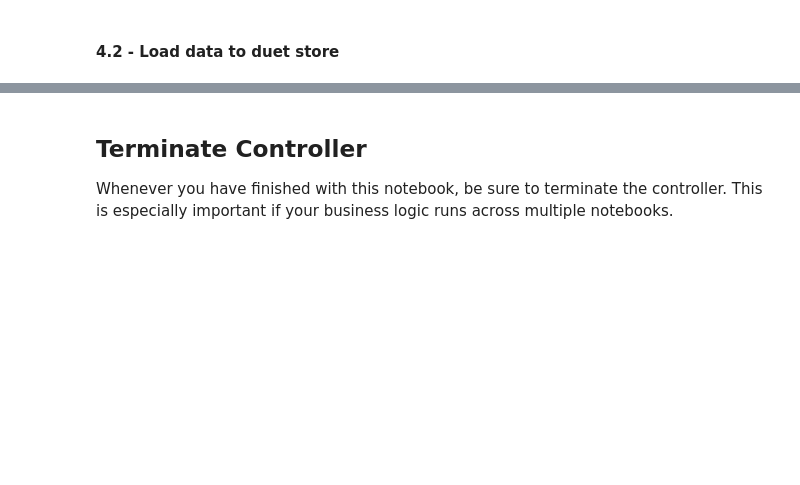
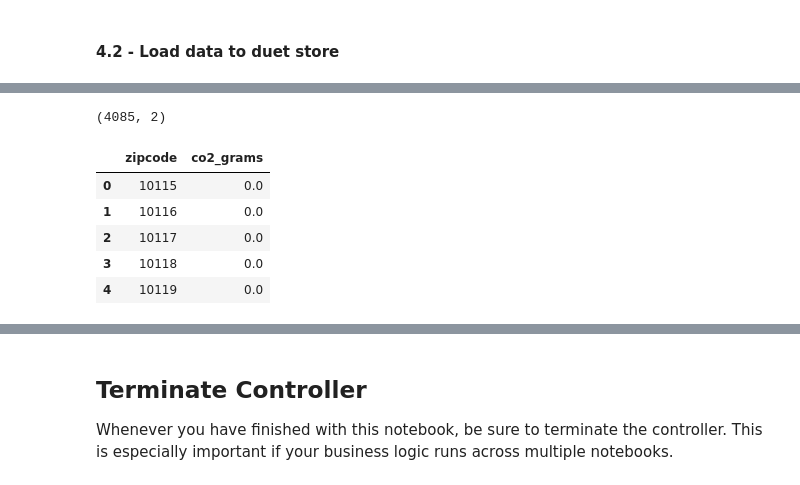
Before and after one commit to kajaschmidt/aries-jupyter-playground, a Jupyter notebook: agents/manufacturer1/notebooks/03_connect_with_city.ipynb, the cells around one changed output, grey strips where cells are left out. Saved outputs shown, nothing was run; the diff lists cells and outputs as text; code cells hidden in the pictures; blank space fills up the shorter version.

```diff
--- a/agents/manufacturer1/notebooks/03_connect_with_city.ipynb
+++ b/agents/manufacturer1/notebooks/03_connect_with_city.ipynb
@@ -143,0 +208,18 @@ age_data_pointer = age_data.send(duet, pointable=True)
+# %%
+# Group entries by zipcode #and hour, and sum up the co2 emmitted
+# Goal: give the city a CO2 emission per zipcode on August 19th
+df_co2 = df.groupby(["zipcode"]).sum()[["co2_grams"]].reset_index()
+
+# Berlin Zipcodes range between 10115 and 14199 (see https://en.wikipedia.org/wiki/List_of_postal_codes_in_Germany)
+# Thus, we create a default tensor that ranges between 10115 (with index = 0) and 14199 (with index = 4084)
+df_co2_per_zipcode = pd.merge(df_zipcodes, df_co2, on=["zipcode"], how="outer").replace(np.nan, 0)
+print(df_co2_per_zipcode.shape)
+df_co2_per_zipcode.head()
+# %% [output]
+(4085, 2)
+|  | zipcode | co2_grams |
+| 0 | 10115 | 0.0 |
+| 1 | 10116 | 0.0 |
+| 2 | 10117 | 0.0 |
+| 3 | 10118 | 0.0 |
+| 4 | 10119 | 0.0 |
```
Also changed, not shown: parts of 15 cells of this notebook, 8 other files.
